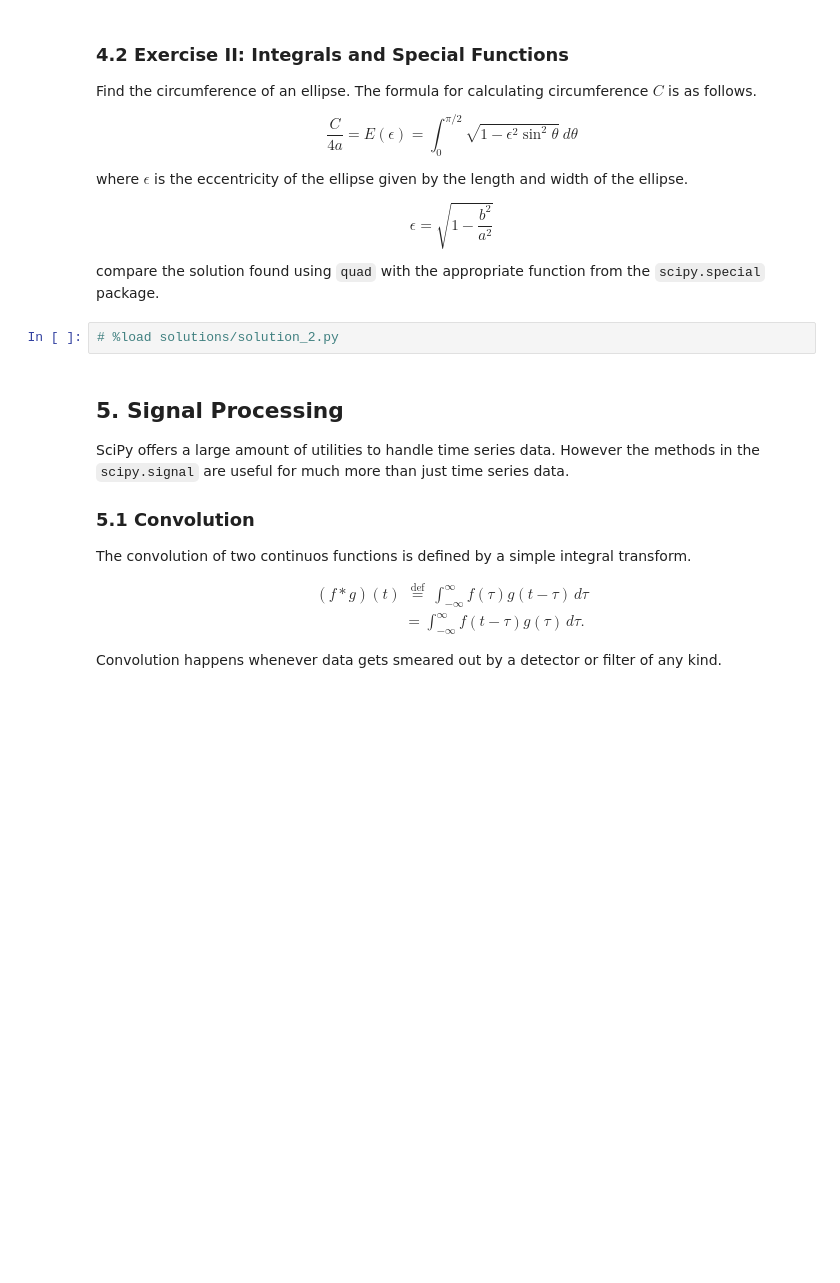
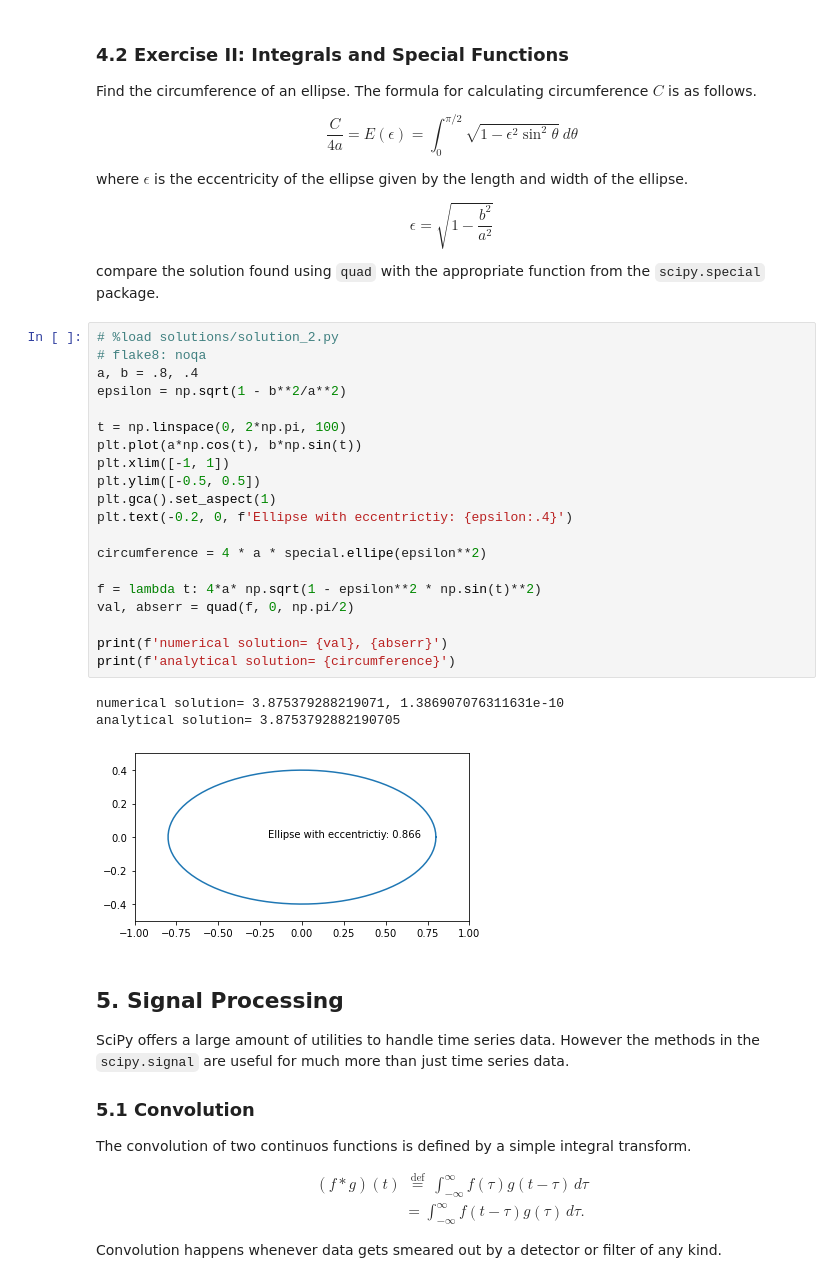
Before and after one commit to JouvinLea/Escape2022, a Jupyter notebook: scipy/scipy_hands_on.ipynb, the cells around one changed output. Cells and saved outputs as stored; diff of their text form; blank space fills up the shorter version.

```diff
--- a/scipy/scipy_hands_on.ipynb
+++ b/scipy/scipy_hands_on.ipynb
@@ -487,8 +571,30 @@ $$
 $$
 
 compare the solution found using `quad` with the appropriate function from the `scipy.special` package.
-# %%
-# %load solutions/solution_2.py
+# %%
+# %load solutions/solution_2.py
+# flake8: noqa
+a, b = .8, .4
+epsilon = np.sqrt(1 - b**2/a**2)
+
+t = np.linspace(0, 2*np.pi, 100)
+plt.plot(a*np.cos(t), b*np.sin(t))
+plt.xlim([-1, 1])
+plt.ylim([-0.5, 0.5])
+plt.gca().set_aspect(1)
+plt.text(-0.2, 0, f'Ellipse with eccentrictiy: {epsilon:.4}')
+
+circumference = 4 * a * special.ellipe(epsilon**2)
+
+f = lambda t: 4*a* np.sqrt(1 - epsilon**2 * np.sin(t)**2)
+val, abserr = quad(f, 0, np.pi/2)
+
+print(f'numerical solution= {val}, {abserr}')
+print(f'analytical solution= {circumference}')
+# %% [output]
+numerical solution= 3.875379288219071, 1.386907076311631e-10
+analytical solution= 3.8753792882190705
+[figure, added]
 # %% [markdown]
 ## 5. Signal Processing
 
```
Also changed, not shown: parts of 34 cells of this notebook, 12 other files.
